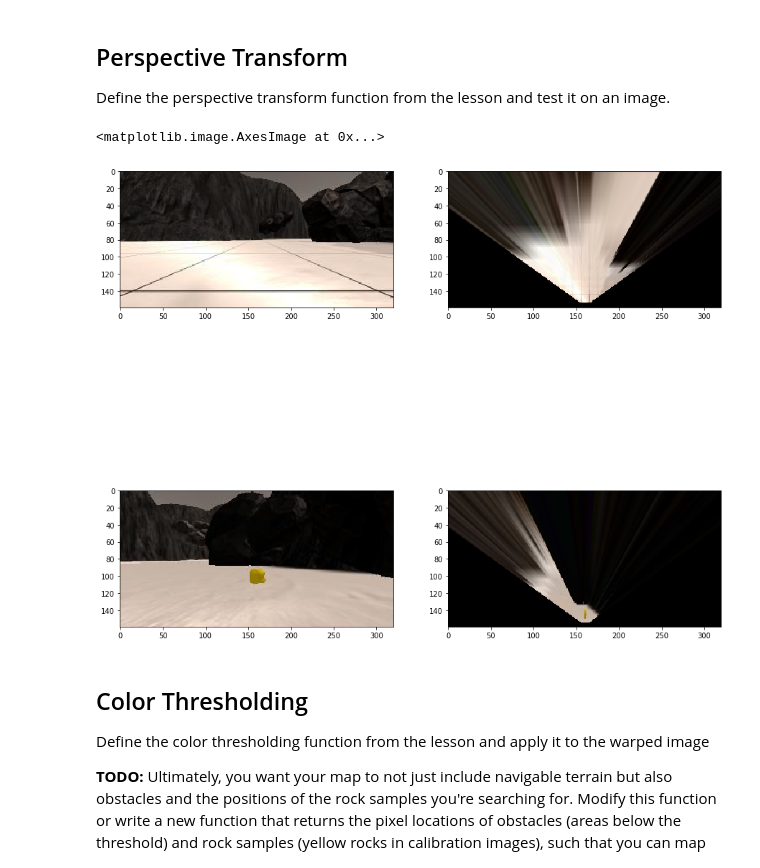
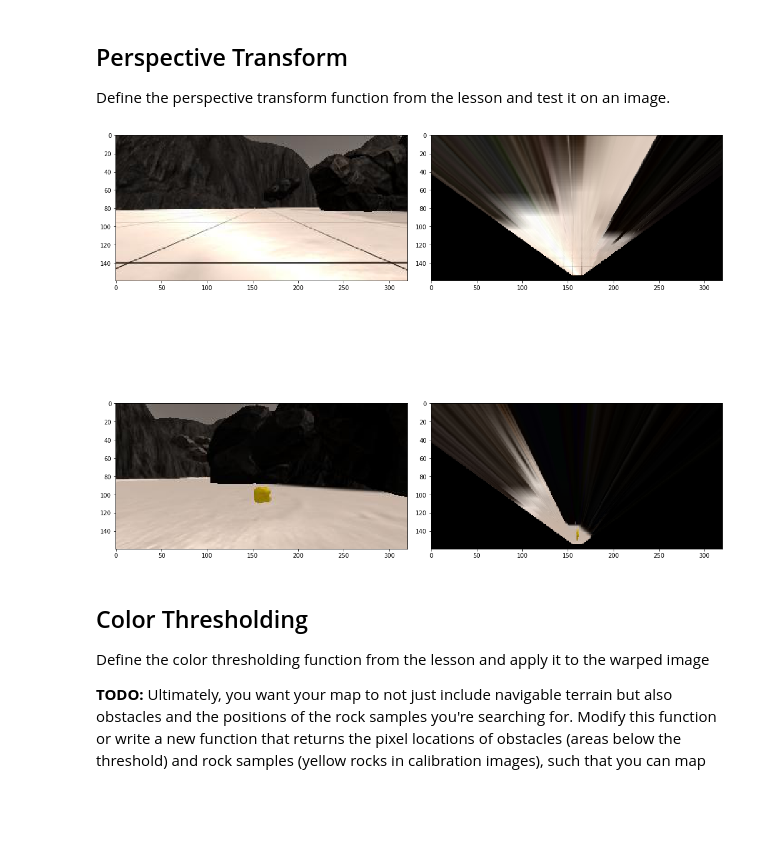
Before and after one commit to iamfaisalkhan/RoboND-Rover, a Jupyter notebook: code/Rover_Project_Test_Notebook.ipynb, the cells around one changed output. Drawn from its saved outputs; the diff is of its cells as text; code cells hidden in the pictures; blank space fills up the shorter version.

```diff
--- a/code/Rover_Project_Test_Notebook.ipynb
+++ b/code/Rover_Project_Test_Notebook.ipynb
@@ -93,19 +93,21 @@
                   [image.shape[1]/2 + dst_size, image.shape[0] - bottom_offset],
                   [image.shape[1]/2 + dst_size, image.shape[0] - 2*dst_size - bottom_offset],
                   [image.shape[1]/2 - dst_size, image.shape[0] - 2*dst_size - bottom_offset],
                   ])
 warped = perspect_transform(grid_img, source, destination)
 warped2 = perspect_transform(rock_img, source, destination)
 
 f, ((ax1, ax2), (ax3, ax4)) = plt.subplots(2, 2, figsize=(15, 15))
 
 ax1.imshow(grid_img)
 ax2.imshow(warped)
 ax3.imshow(rock_img)
 ax4.imshow(warped2)
+
+plt.tight_layout()
+f.savefig('../resources/perspective_transform.jpg')
 # %% [output]
-<matplotlib.image.AxesImage at 0x...>
-[figure, old version]
+[figure, new version]
 # %% [markdown]
 ## Color Thresholding
 Define the color thresholding function from the lesson and apply it to the warped image
```
Also changed, not shown: parts of 10 cells of this notebook, 12 other files.
